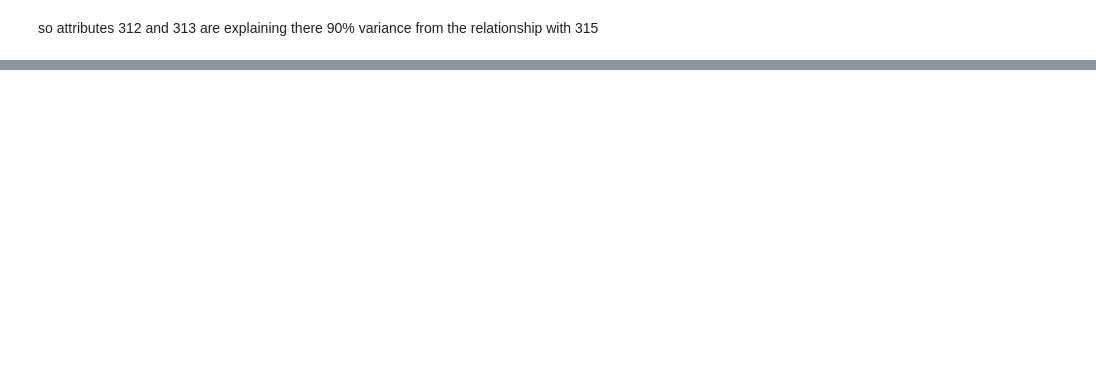
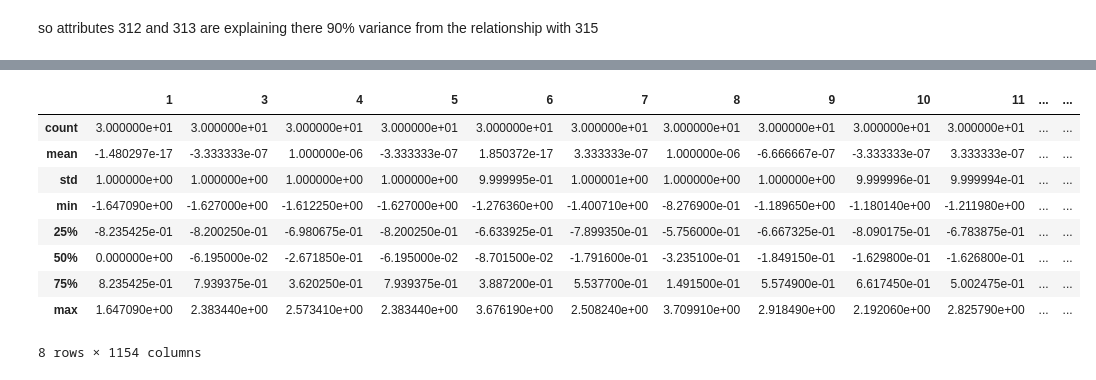
Before and after one commit to kartikgawande/SWL-ADT-PE, a Jupyter notebook: notebook3.ipynb, the cells around one changed output, grey strips where cells are left out. Saved outputs shown, nothing was run; the diff lists cells and outputs as text; code cells hidden in the pictures; blank space fills up the shorter version.

```diff
--- a/notebook3.ipynb
+++ b/notebook3.ipynb
@@ -310,0 +431,15 @@ so attributes 312 and 313 are explaining there 90% variance from the relationshi
+# %%
+df_norm_rounded = df_norm.round(decimals=5)
+# %%
+df_norm_rounded.describe()
+# %% [output]
+|  | 1 | 3 | 4 | 5 | 6 | 7 | 8 | 9 | 10 | 11 | ... | ... |
+| count | 3.000000e+01 | 3.000000e+01 | 3.000000e+01 | 3.000000e+01 | 3.000000e+01 | 3.000000e+01 | 3.000000e+01 | 3.000000e+01 | 3.000000e+01 | 3.000000e+01 | ... | ... |
+| mean | -1.480297e-17 | -3.333333e-07 | 1.000000e-06 | -3.333333e-07 | 1.850372e-17 | 3.333333e-07 | 1.000000e-06 | -6.666667e-07 | -3.333333e-07 | 3.333333e-07 | ... | ... |
+| std | 1.000000e+00 | 1.000000e+00 | 1.000000e+00 | 1.000000e+00 | 9.999995e-01 | 1.000001e+00 | 1.000000e+00 | 1.000000e+00 | 9.999996e-01 | 9.999994e-01 | ... | ... |
+| min | -1.647090e+00 | -1.627000e+00 | -1.612250e+00 | -1.627000e+00 | -1.276360e+00 | -1.400710e+00 | -8.276900e-01 | -1.189650e+00 | -1.180140e+00 | -1.211980e+00 | ... | ... |
+| 25% | -8.235425e-01 | -8.200250e-01 | -6.980675e-01 | -8.200250e-01 | -6.633925e-01 | -7.899350e-01 | -5.756000e-01 | -6.667325e-01 | -8.090175e-01 | -6.783875e-01 | ... | ... |
+| 50% | 0.000000e+00 | -6.195000e-02 | -2.671850e-01 | -6.195000e-02 | -8.701500e-02 | -1.791600e-01 | -3.235100e-01 | -1.849150e-01 | -1.629800e-01 | -1.626800e-01 | ... | ... |
+| 75% | 8.235425e-01 | 7.939375e-01 | 3.620250e-01 | 7.939375e-01 | 3.887200e-01 | 5.537700e-01 | 1.491500e-01 | 5.574900e-01 | 6.617450e-01 | 5.002475e-01 | ... | ... |
+| max | 1.647090e+00 | 2.383440e+00 | 2.573410e+00 | 2.383440e+00 | 3.676190e+00 | 2.508240e+00 | 3.709910e+00 | 2.918490e+00 | 2.192060e+00 | 2.825790e+00 | ... | ... |
+8 rows × 1154 columns
```
Also changed, not shown: parts of 37 cells of this notebook, 1 other file.
